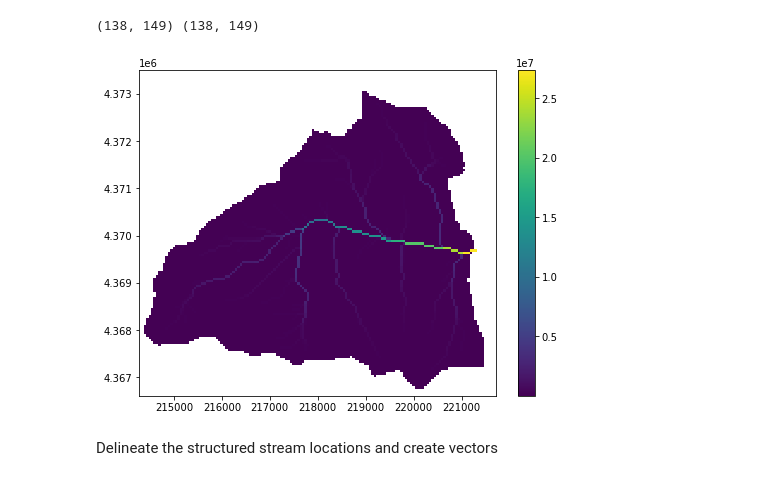
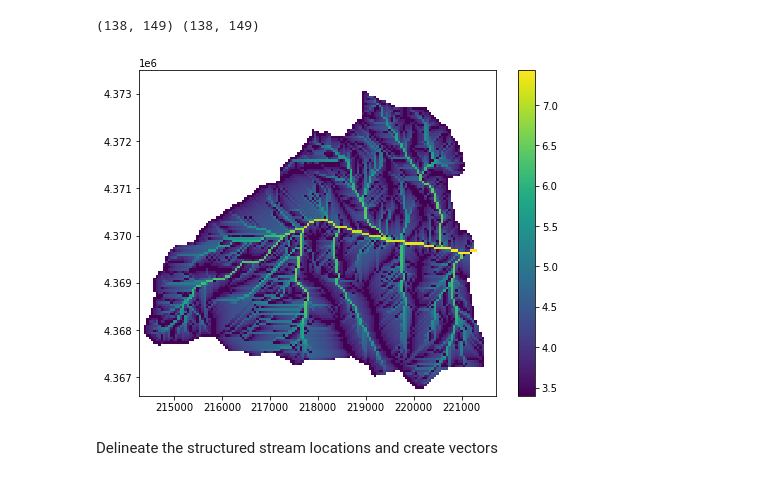
Before and after one commit to jlarsen-usgs/dany, a Jupyter notebook: Sagehen_structured_2_voronoi_workshop.ipynb, the cells around one changed output. Drawn from its saved outputs; the diff is of its cells as text; code cells hidden in the pictures.

```diff
--- a/Sagehen_structured_2_voronoi_workshop.ipynb
+++ b/Sagehen_structured_2_voronoi_workshop.ipynb
@@ -78,12 +78,12 @@ facc[watershed == 0] = np.nan
 # %%
 fig, ax = plt.subplots(figsize=(8, 6))
 pmv = PlotMapView(modelgrid=sgrid, ax=ax)
 lfacc = np.log10(facc)
-pc = pmv.plot_array(facc)
+pc = pmv.plot_array(lfacc)
 # pmv.plot_grid()
 plt.colorbar(pc);
 # %% [output]
-[figure, old version]
+[figure, new version]
 # %% [markdown]
 Delineate the structured stream locations and create vectors
 # %%
```
Also changed, not shown: parts of 9 cells of this notebook, 2 other files.
